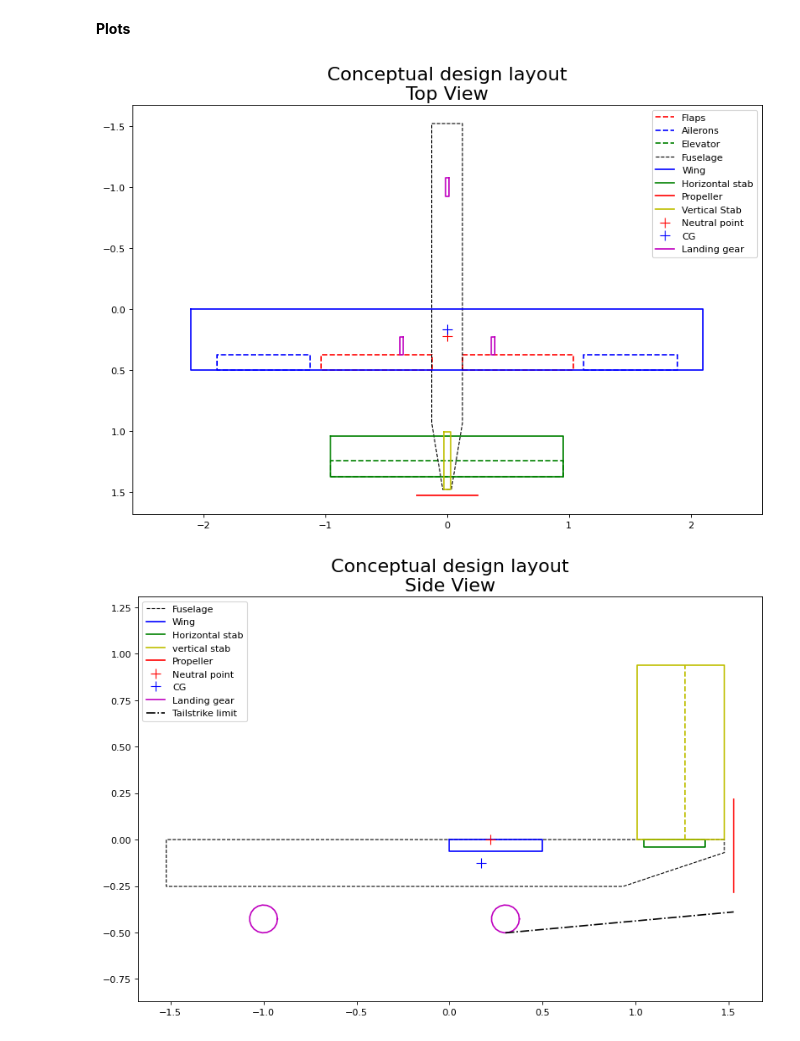
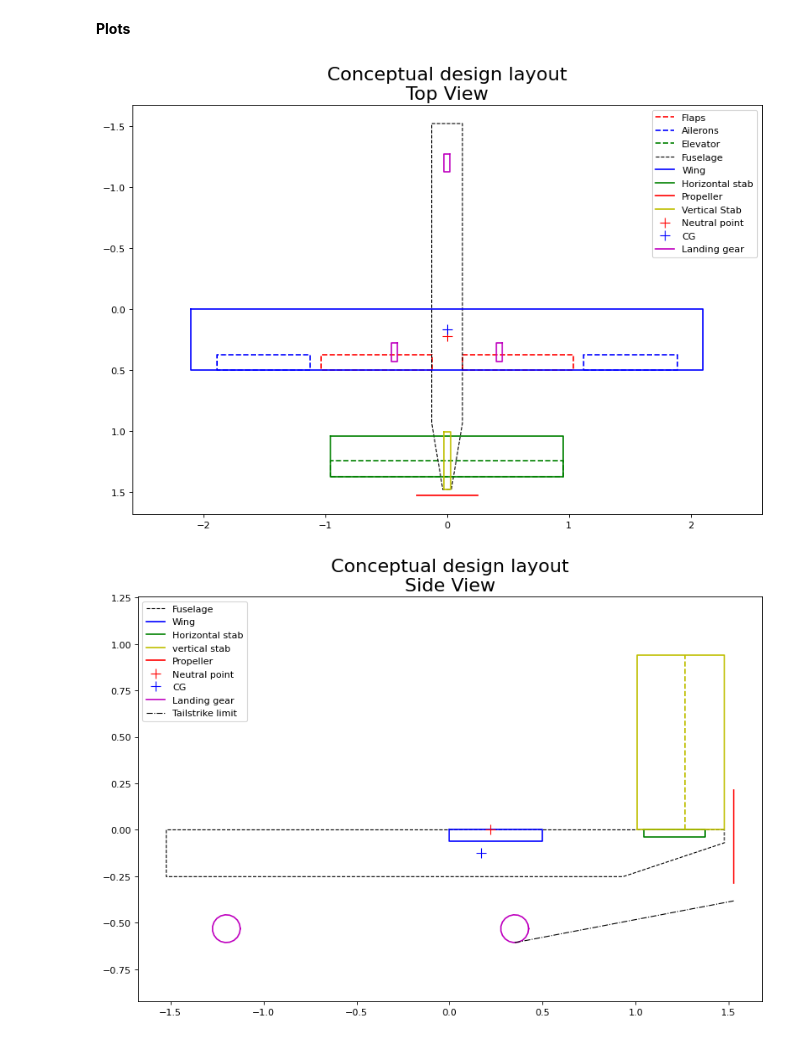
Before and after one commit to vianneydubois/predim, a Jupyter notebook: sizing_main.ipynb, the cells around one changed output. Drawn from its saved outputs; the diff is of its cells as text; code cells hidden in the pictures.

Commit message:
tiltback angle added + MLG from Bidule 170

```diff
--- a/sizing_main.ipynb
+++ b/sizing_main.ipynb
@@ -57,10 +57,11 @@ elev_chord_ratio = 0.4
 rud_chord_ratio = 0.45
 
 #---- INPUTS FOR LANDING GEAR ANALYSIS ----
-lg_height = 0.25
-lg_nose_x = -1.0
-lg_main_x = 0.3
-lg_track = 0.75 # MLG wheel to wheel distance
+lg_height = 0.355 # For the MLG of a Bidule 170 R/C tug aircraft
+lg_nose_x = -1.2
+lg_main_x = 0.35
+# MLG wheel to wheel distance :
+lg_track = 0.86 # For the MLG of a Bidule 170 R/C tug aircraft
 tailstrike_margin = 0.05 # vertical margin preventing tailstrike
 # %% [markdown]
 - Input values summary
@@ -134,7 +135,7 @@ fus_aft_x = 0.25*w_chord + max(ht_arm + 0.75*ht_chord, vt_arm + 0.75*vt_chord)
 
 lg_analysis = landing_gear_analysis(lg_main_x, lg_nose_x, lg_track, lg_height, tailstrike_margin, cg_x, \
     fus_aft_x+prop_shaft_length)
-overturn_angle, nlg_weight_fraction, tipback_limit = lg_analysis
+overturn_angle, nlg_weight_fraction, tailstrike_limit, tipback_angle = lg_analysis
 
 del fus_aft_x
 del lg_analysis
@@ -316,7 +318,7 @@ plt.gca().invert_yaxis()
 plt.legend()
 plt.show()
 # %% [output]
-[figure, old version]
+[figure, new version]
 # %%
 def plot_wing_side()->None:
     x_wing = [0, 0, w_chord, w_chord, 0]
@@ -368,33 +370,33 @@ def plot_landing_gear_side()->None:
     wheel_X = lg_wheel_diam/2*np.cos(np.linspace(0, 2*np.pi, 20))
     wheel_Y = lg_wheel_diam/2*np.sin(np.linspace(0, 2*np.pi, 20))
 
     nosewheel_axis = [lg_nose_x, -fus_height-lg_height+lg_wheel_diam/2]
     mainwheel_axis = [lg_main_x, -fus_height-lg_height+lg_wheel_diam/2]
 
     plt.plot(nosewheel_axis[0]+wheel_X, nosewheel_axis[1]+wheel_Y, 'm-', label='Landing gear')
     plt.plot(mainwheel_axis[0]+wheel_X, mainwheel_axis[1]+wheel_Y, 'm-')
 
 def plot_tailstrike_line()->None:
     x_aft = 0.25*w_chord + max(ht_arm + 0.75*ht_chord, vt_arm + 0.75*vt_chord) + prop_shaft_length
     x = [lg_main_x, x_aft]
-    y = [-fus_height-lg_height, -fus_height-lg_height + (x[1]-x[0])*np.tan(tipback_limit)]
-    plt.plot(x, y, 'k-.', label='Tailstrike limit')
+    y = [-fus_height-lg_height, -fus_height-lg_height + (x[1]-x[0])*np.tan(tailstrike_limit)]
+    plt.plot(x, y, 'k-.', linewidth=1, label='Tailstrike limit')
     pass
 
 fig = plt.figure(figsize=(12,8), dpi=80)
 fig.gca().set_title('Conceptual design layout\nSide View', fontsize=20)
 plot_fuselage_side()
 plot_wing_side()
 plot_ht_side()
 plot_vt_side()
 plot_rudder_side()
 plot_propeller_side()
 plot_np_side(np_x)
 plot_cg_side(cg_x)
 plot_landing_gear_side()
 plot_tailstrike_line()
 plt.axis('equal')
 plt.legend()
 plt.show()
 # %% [output]
-[figure, old version]
+[figure, new version]
```
Also changed, not shown: parts of 3 cells of this notebook, 3 other files.
